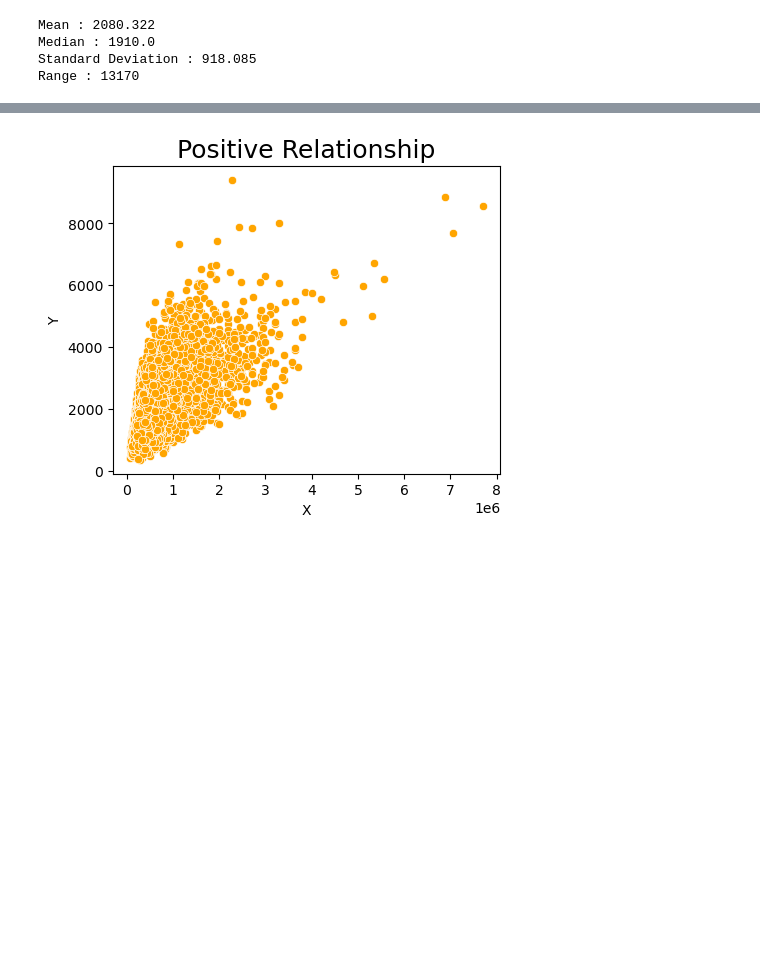
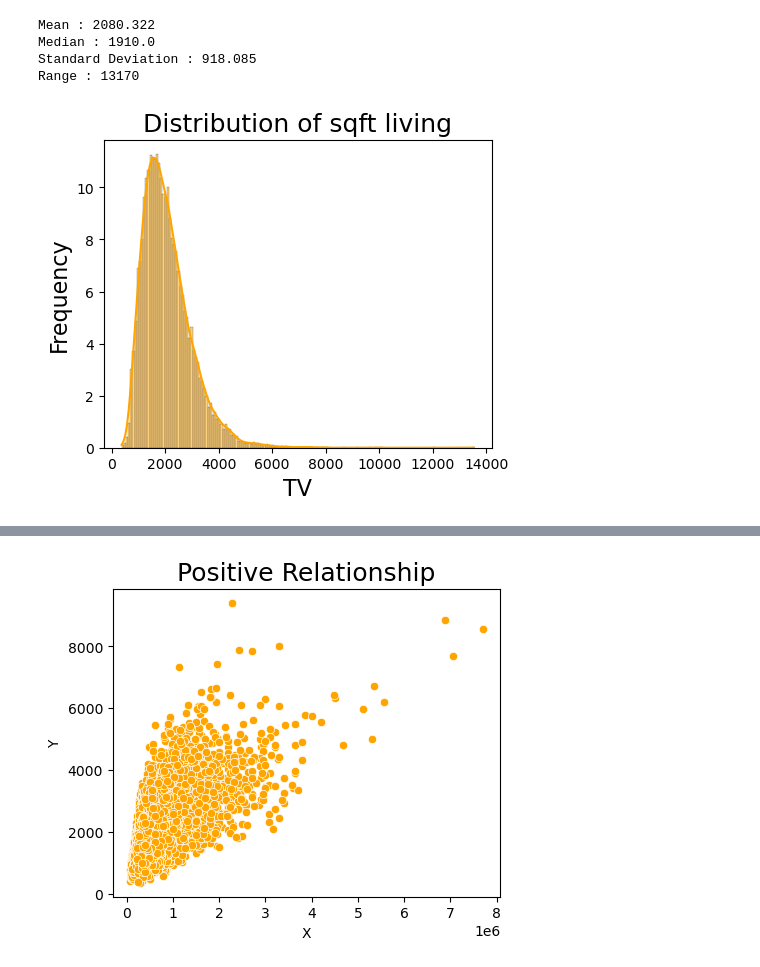
Before and after one commit to linusg46/Ghost_housing_Project, a Jupyter notebook: student.ipynb, the cells around one changed output, grey strips where cells are left out. Drawn from its saved outputs; the diff is of its cells as text; code cells hidden in the pictures; blank space fills up the shorter version.

```diff
--- a/student.ipynb
+++ b/student.ipynb
@@ -320,3 +355,15 @@ Mean : 2080.322
 Median : 1910.0
 Standard Deviation : 918.085
 Range : 13170
+# %%
+# visualize using data
+fig, ax = plt.subplots(figsize=(5,4))
+
+sns.histplot(Housing["sqft_living"], stat = 'frequency', color = "orange", kde=True, ax=ax)
+ax.set_ylabel("Frequency", fontsize=16)
+ax.set_xlabel("TV", fontsize=16)
+ax.set_title("Distribution of sqft living", fontsize=18)
+
+plt.show()
+# %% [output]
+[figure, added]
```
Also changed, not shown: parts of 29 cells of this notebook.
